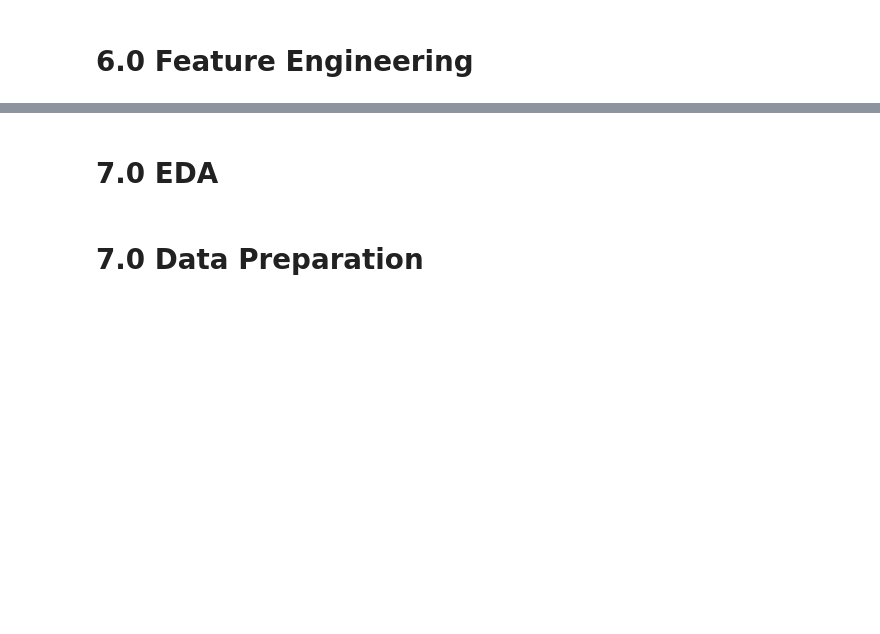
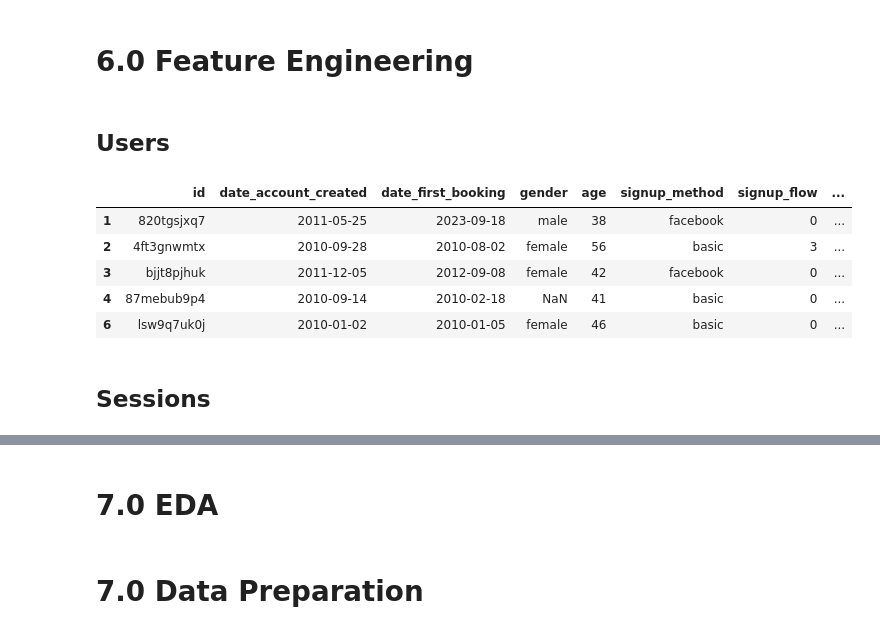
Before and after one commit to AllanCasado/airbnb_predict_first_booking, a Jupyter notebook: notebooks/airbnb.ipynb, the cells around one changed output, grey strips where cells are left out. Cells and saved outputs as stored; diff of their text form; code cells hidden in the pictures; blank space fills up the shorter version.

```diff
--- a/notebooks/airbnb.ipynb
+++ b/notebooks/airbnb.ipynb
@@ -577,0 +539,4 @@ df_sessions_01.head()
+# %%
+# preencher date_first_booking com a data de hoje
+today = datetime.datetime.today().strftime('%Y-%m-%d')
+df_users_01['date_first_booking'].fillna(today, inplace=True)
@@ -578,2 +583,24 @@ df_sessions_01.head()
 # %% [markdown]
 # 6.0 Feature Engineering
+# %% [markdown]
+## Users
+# %%
+#diferença de dias entre a date_first_booking e date_account_created
+df_users_01['delta1'] = (df_users_01['date_first_booking'] - df_users_01['date_account_created']).dt.days
+
+#diferença de dias entre date_first_booking e date_first_active
+df_users_01['delta2'] = (df_users_01['date_first_booking'] - df_users_01['date_first_active']).dt.days
+
+#diferença de dias entre date_account_created e date_first_active
+df_users_01['delta3'] = (df_users_01['date_account_created'] - df_users_01['date_first_active']).dt.days
+# %%
+df_users_01.head()
+# %% [output]
+|  | id | date_account_created | date_first_booking | gender | age | signup_method | signup_flow | ... |
+| 1 | 820tgsjxq7 | 2011-05-25 | 2023-09-18 | male | 38 | facebook | 0 | ... |
+| 2 | 4ft3gnwmtx | 2010-09-28 | 2010-08-02 | female | 56 | basic | 3 | ... |
+| 3 | bjjt8pjhuk | 2011-12-05 | 2012-09-08 | female | 42 | facebook | 0 | ... |
+| 4 | 87mebub9p4 | 2010-09-14 | 2010-02-18 | NaN | 41 | basic | 0 | ... |
+| 6 | lsw9q7uk0j | 2010-01-02 | 2010-01-05 | female | 46 | basic | 0 | ... |
+# %% [markdown]
+## Sessions
```
Also changed, not shown: parts of 72 cells of this notebook.
